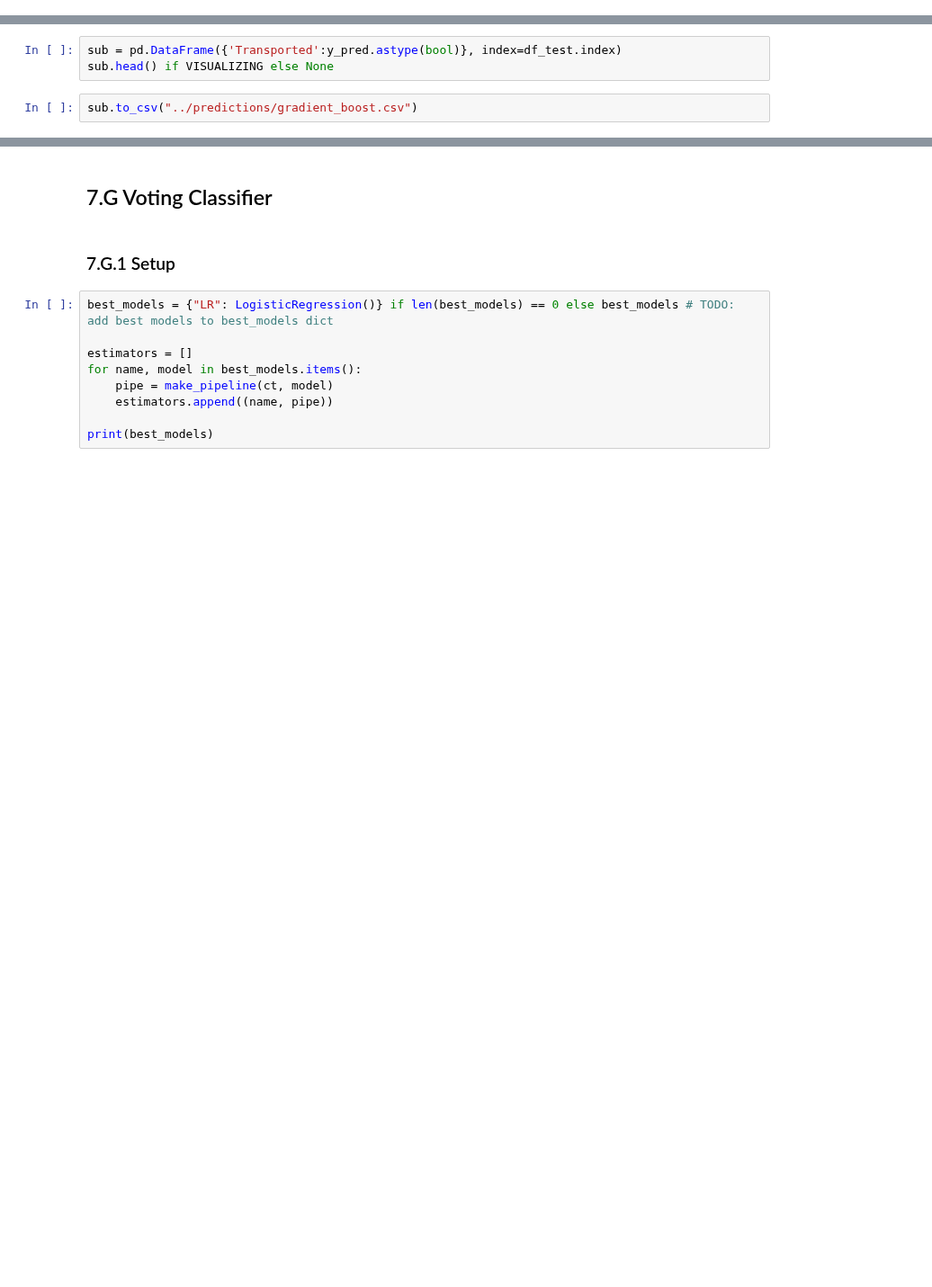
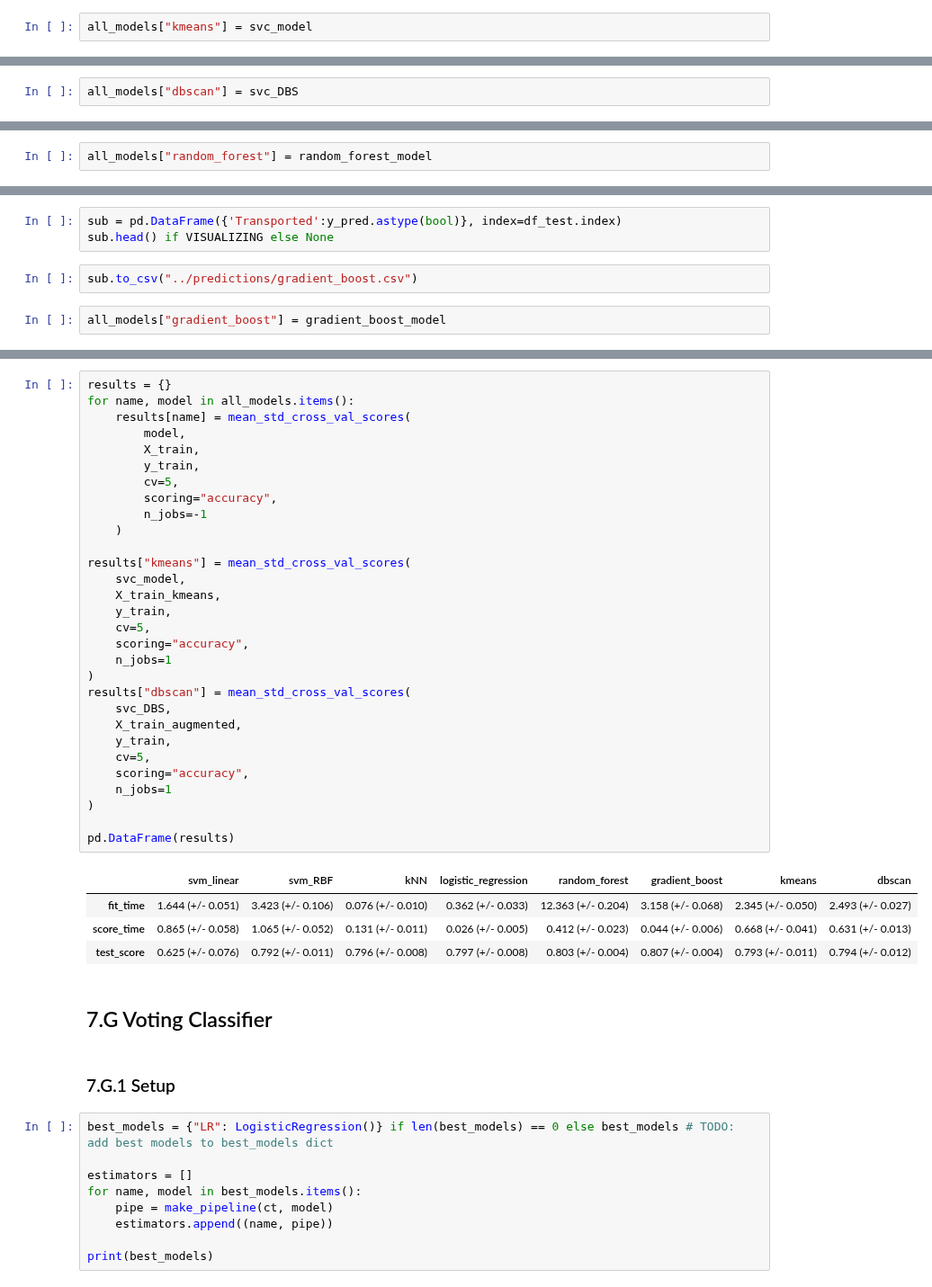
Before and after one commit to SearParsley/cs4320-spaceship-titanic-project, a Jupyter notebook: checkpoints/presentation.ipynb, the cells around one changed output, grey strips where cells are left out. Shown at 90% size. Drawn from its saved outputs; the diff is of its cells as text; blank space fills up the shorter version.

```diff
--- a/checkpoints/presentation.ipynb
+++ b/checkpoints/presentation.ipynb
@@ -505,6 +513,8 @@ sub = pd.DataFrame({'Transported':y_pred.astype(bool)}, index=df_test.index)
 sub.head() if VISUALIZING else None
 # %%
 sub.to_csv("../predictions/kmeans.csv")
+# %%
+all_models["kmeans"] = svc_model
 # %% [markdown]
 ## 7.E DBSCAN
 # %%
@@ -631,6 +641,8 @@ sub = pd.DataFrame({'Transported':y_pred.astype(bool)}, index=df_test.index)
 sub.head() if VISUALIZING else None
 # %%
 sub.to_csv("../predictions/dbscan.csv")
+# %%
+all_models["dbscan"] = svc_DBS
 # %% [markdown]
 ## 7.E RandomForestClassifier
 # %%
@@ -672,6 +684,8 @@ sub = pd.DataFrame({'Transported':y_pred.astype(bool)}, index=df_test.index)
 sub.head() if VISUALIZING else None
 # %%
 sub.to_csv("../predictions/random_forest.csv")
+# %%
+all_models["random_forest"] = random_forest_model
 # %% [markdown]
 ## 7.F GradientBoostingClassifier
 # %%
@@ -713,3 +727,5 @@ sub = pd.DataFrame({'Transported':y_pred.astype(bool)}, index=df_test.index)
 sub.head() if VISUALIZING else None
 # %%
 sub.to_csv("../predictions/gradient_boost.csv")
+# %%
+all_models["gradient_boost"] = gradient_boost_model
@@ -716,3 +744,38 @@ sub.to_csv("../predictions/gradient_boost.csv")
+# %%
+results = {}
+for name, model in all_models.items():
+    results[name] = mean_std_cross_val_scores(
+        model,
+        X_train,
+        y_train,
+        cv=5,
+        scoring="accuracy",
+        n_jobs=-1
+    )
+
+results["kmeans"] = mean_std_cross_val_scores(
+    svc_model,
+    X_train_kmeans,
+    y_train,
+    cv=5,
+    scoring="accuracy",
+    n_jobs=1
+)
+results["dbscan"] = mean_std_cross_val_scores(
+    svc_DBS,
+    X_train_augmented,
+    y_train,
+    cv=5,
+    scoring="accuracy",
+    n_jobs=1
+)
+
+pd.DataFrame(results)
+# %% [output]
+|  | svm_linear | svm_RBF | kNN | logistic_regression | random_forest | gradient_boost | kmeans | dbscan |
+| fit_time | 1.644 (+/- 0.051) | 3.423 (+/- 0.106) | 0.076 (+/- 0.010) | 0.362 (+/- 0.033) | 12.363 (+/- 0.204) | 3.158 (+/- 0.068) | 2.345 (+/- 0.050) | 2.493 (+/- 0.027) |
+| score_time | 0.865 (+/- 0.058) | 1.065 (+/- 0.052) | 0.131 (+/- 0.011) | 0.026 (+/- 0.005) | 0.412 (+/- 0.023) | 0.044 (+/- 0.006) | 0.668 (+/- 0.041) | 0.631 (+/- 0.013) |
+| test_score | 0.625 (+/- 0.076) | 0.792 (+/- 0.011) | 0.796 (+/- 0.008) | 0.797 (+/- 0.008) | 0.803 (+/- 0.004) | 0.807 (+/- 0.004) | 0.793 (+/- 0.011) | 0.794 (+/- 0.012) |
 # %% [markdown]
 ## 7.G Voting Classifier
 # %% [markdown]
```
Also changed, not shown: parts of 14 cells of this notebook.
